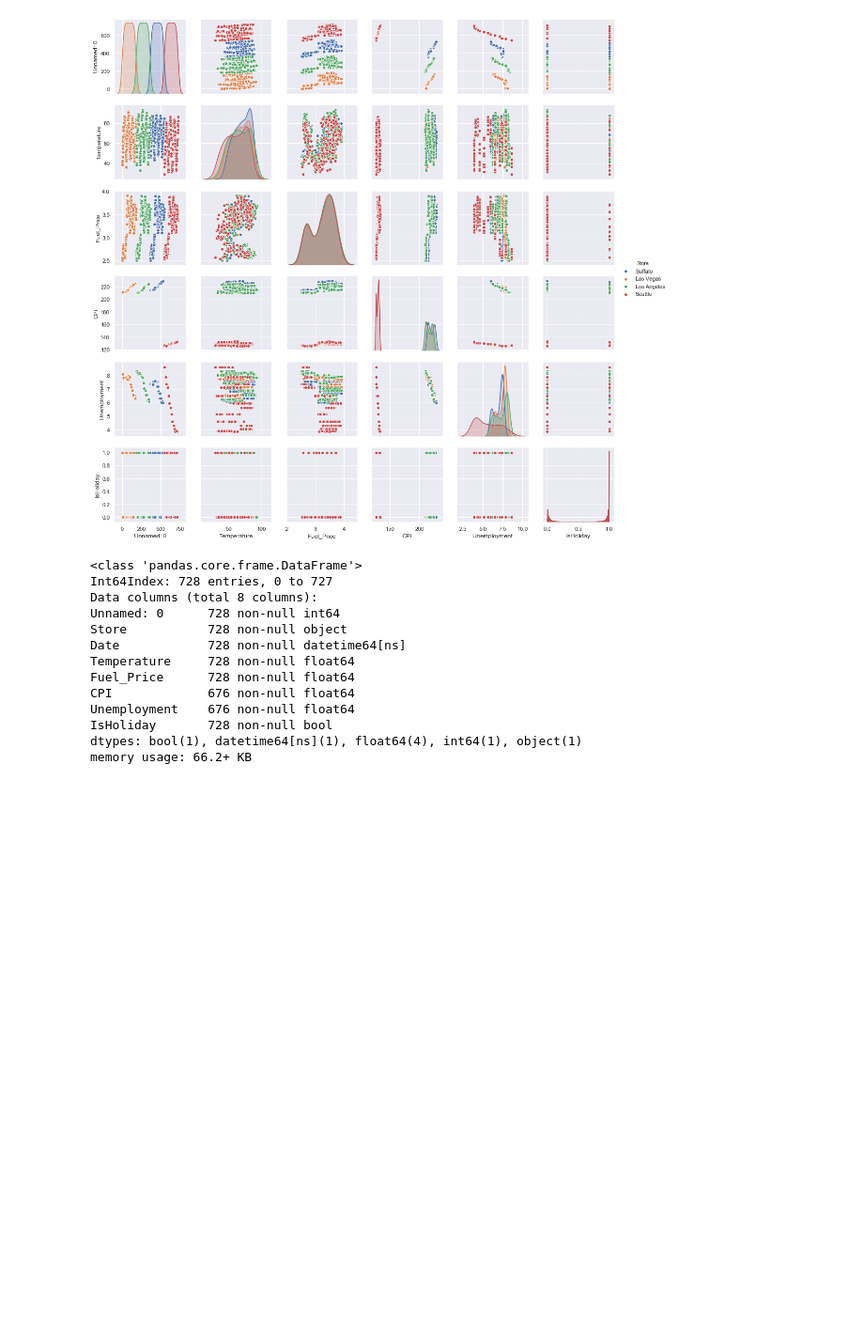
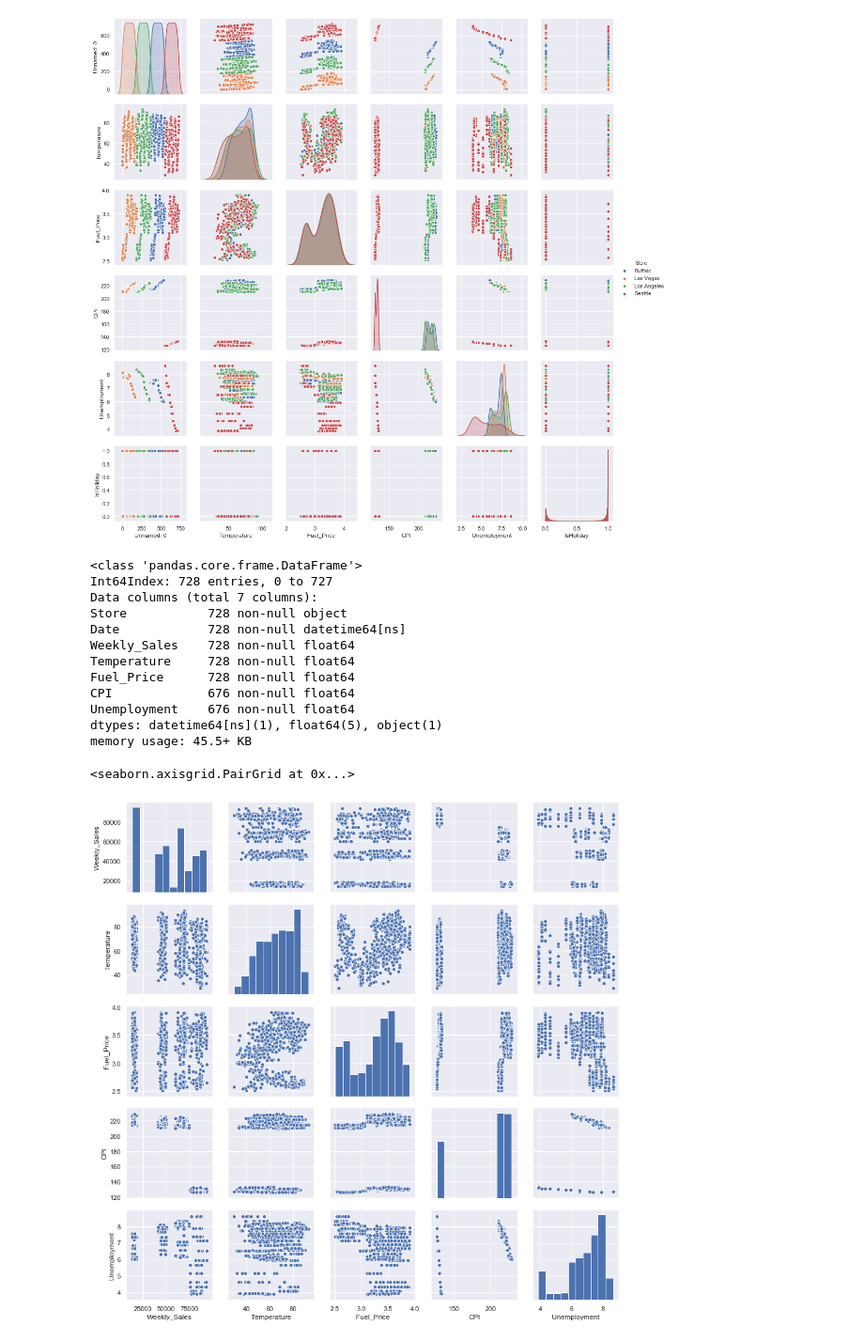
Before and after one commit to pathstream-curriculum/Python, a Jupyter notebook: S8M2L3-seaborn.ipynb, the cells around one changed output. Shown at 94% size. Saved outputs shown, nothing was run; the diff lists cells and outputs as text; code cells hidden in the pictures; blank space fills up the shorter version.

Commit message:
add up to date seaborn nb

```diff
--- a/S8M2L3-seaborn.ipynb
+++ b/S8M2L3-seaborn.ipynb
@@ -185,19 +176,33 @@ sns.pairplot(retail_features_df, hue="Store")
 # %% [output]
 <seaborn.axisgrid.PairGrid at 0x...>
 [figure]
+# %%
+housewares_with_features_df = housewares_df[["Store",
+                                             "Date",
+                                             "Weekly_Sales"]].merge(retail_features_df[["Store",
+                                                                                          "Date",
+                                                                                          "Temperature",
+                                                                                          "Fuel_Price",
+                                                                                          "CPI",
+                                                                                          "Unemployment"]],
+                                                                                          on=("Store","Date"))
 # %%
-retail_features_df.info()
+housewares_with_features_df.info()
 # %% [output]
 <class 'pandas.core.frame.DataFrame'>
 Int64Index: 728 entries, 0 to 727
-Data columns (total 8 columns):
-Unnamed: 0      728 non-null int64
+Data columns (total 7 columns):
 Store           728 non-null object
 Date            728 non-null datetime64[ns]
+Weekly_Sales    728 non-null float64
 Temperature     728 non-null float64
 Fuel_Price      728 non-null float64
 CPI             676 non-null float64
 Unemployment    676 non-null float64
-IsHoliday       728 non-null bool
-dtypes: bool(1), datetime64[ns](1), float64(4), int64(1), object(1)
-memory usage: 66.2+ KB
+dtypes: datetime64[ns](1), float64(5), object(1)
+memory usage: 45.5+ KB
+# %%
+sns.pairplot(housewares_with_features_df)
+# %% [output]
+<seaborn.axisgrid.PairGrid at 0x...>
+[figure, added]
```
Also changed, not shown: parts of 4 cells of this notebook.
